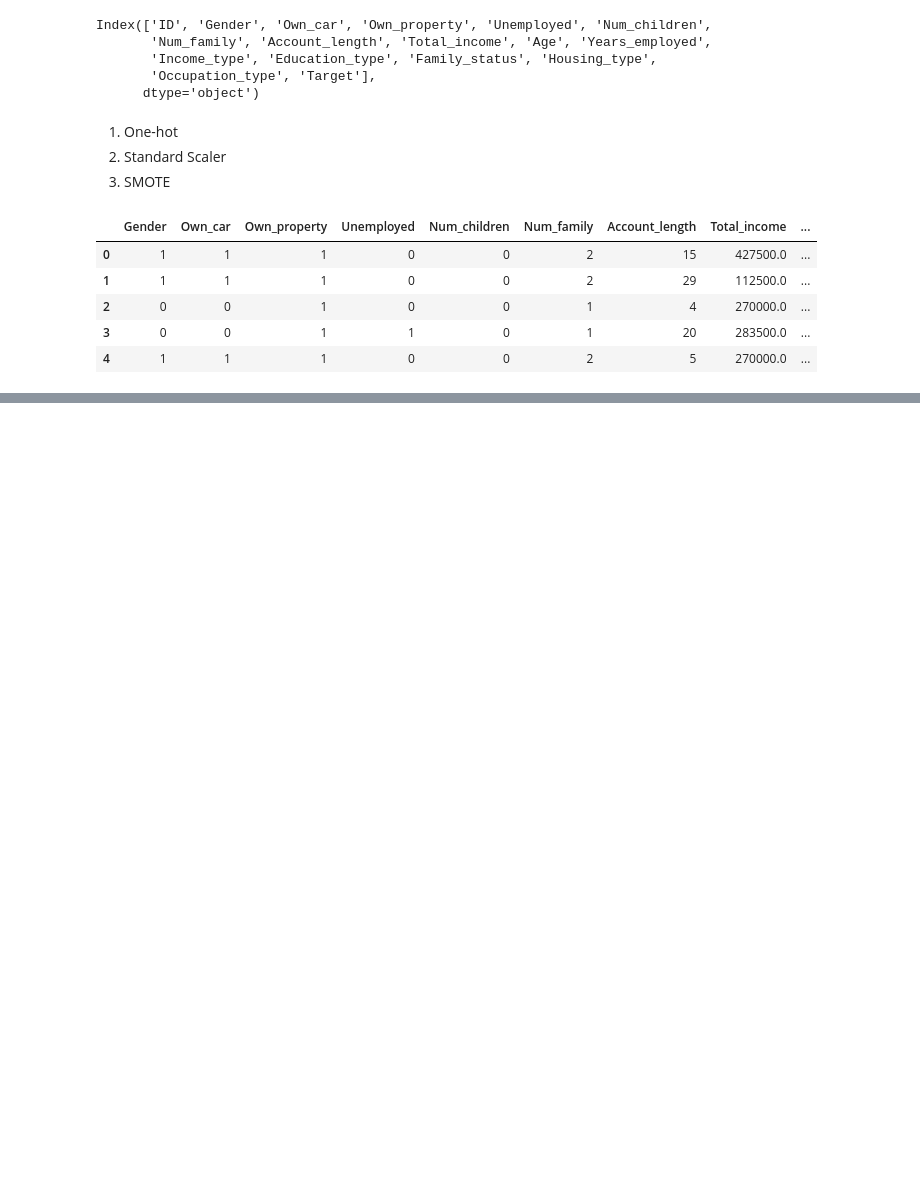
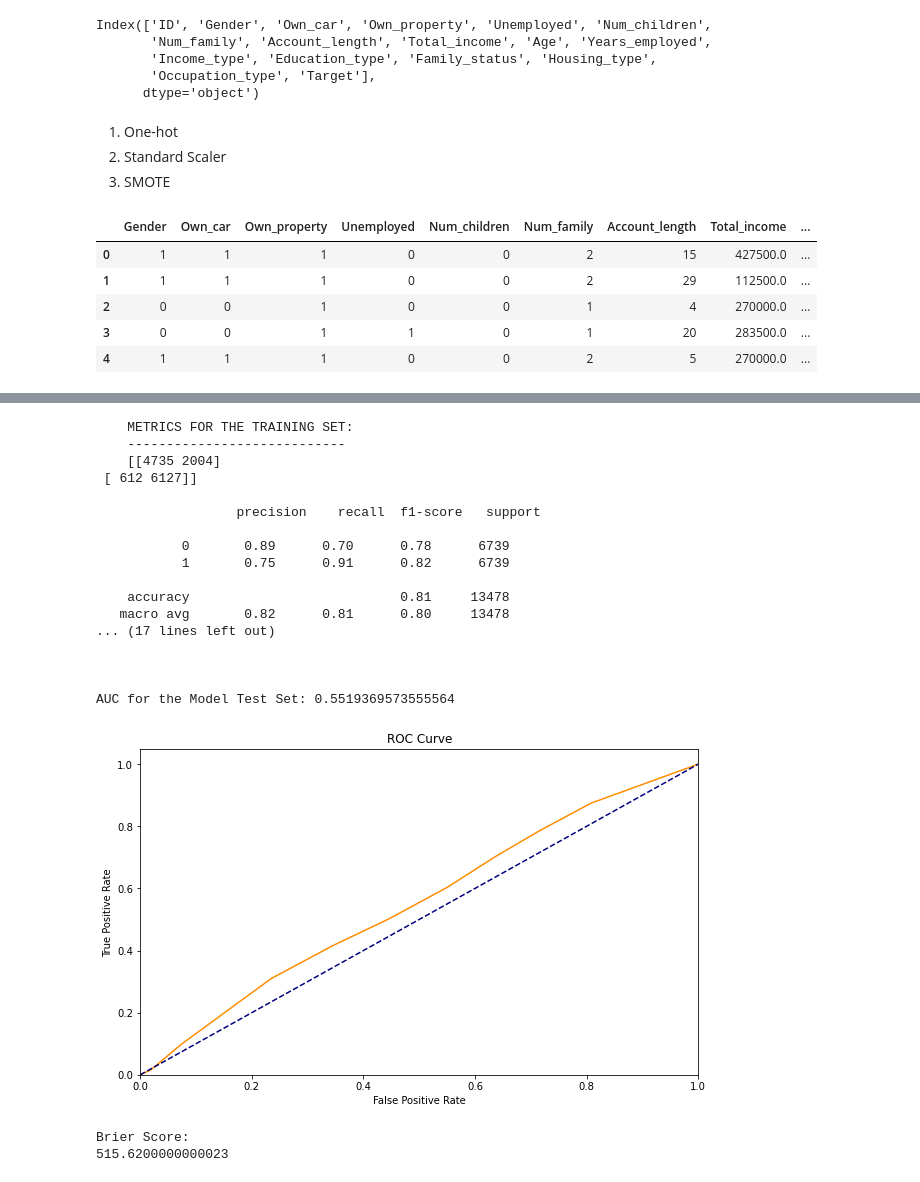
Before and after one commit to G6-2Flyy/DS-Project-4-Group-2, a Jupyter notebook: anjum_stuff/credit_card_machine_learning.ipynb, the cells around one changed output, grey strips where cells are left out. Drawn from its saved outputs; the diff is of its cells as text; code cells hidden in the pictures; blank space fills up the shorter version.

```diff
--- a/anjum_stuff/credit_card_machine_learning.ipynb
+++ b/anjum_stuff/credit_card_machine_learning.ipynb
@@ -114,0 +289,24 @@ dfcc_ready = pd.concat([dfcc_numerical, dfcc_categ_one_hot], axis=1)
+# %%
+knn_model = KNeighborsClassifier(n_neighbors=10)
+evaluateModel(knn_model, X_train_smote, X_test, y_train_smote, y_test)
+# %% [output]
+    METRICS FOR THE TRAINING SET:
+    ----------------------------
+    [[4735 2004]
+ [ 612 6127]]
+
+                  precision    recall  f1-score   support
+
+           0       0.89      0.70      0.78      6739
+           1       0.75      0.91      0.82      6739
+
+    accuracy                           0.81     13478
+   macro avg       0.82      0.81      0.80     13478
+... (17 lines left out)
+
+
+
+AUC for the Model Test Set: 0.5519369573555564
+[figure, added]
+Brier Score:
+515.6200000000023
```
Also changed, not shown: parts of 26 cells of this notebook, 7 other files.
